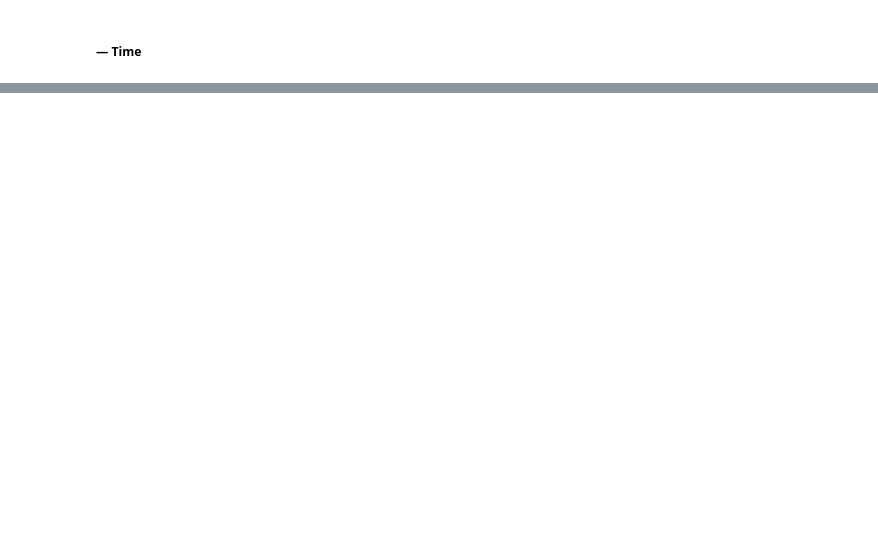
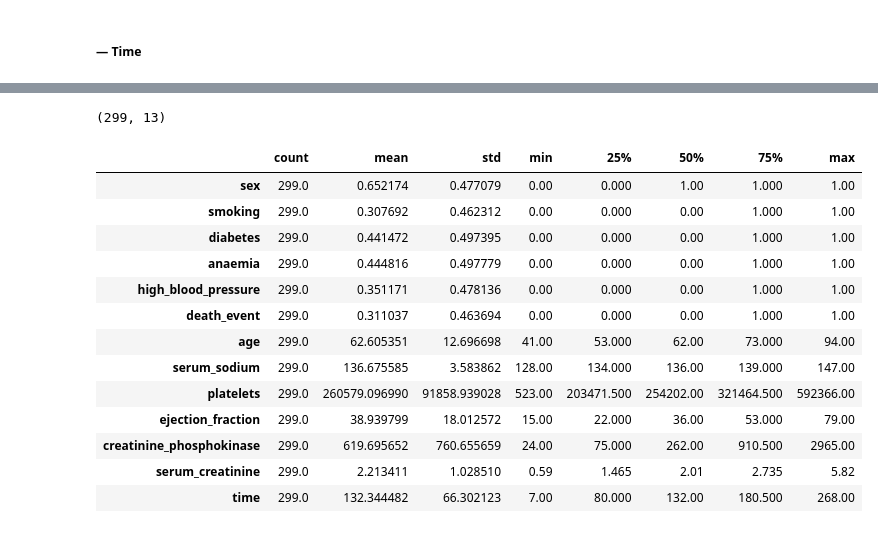
Before and after one commit to mizydorek/Programming-for-Data-Analysis-Project, a Jupyter notebook: project.ipynb, the cells around one changed output, grey strips where cells are left out. Drawn from its saved outputs; the diff is of its cells as text; code cells hidden in the pictures; blank space fills up the shorter version.

```diff
--- a/project.ipynb
+++ b/project.ipynb
@@ -1081,0 +1075,23 @@ display(df_sample)
+# %%
+# Shape of dataset.
+df_sample.shape
+# %% [output]
+(299, 13)
+# %%
+# Have a look at some basic statistical details.
+df_sample.describe().T
+# %% [output]
+|  | count | mean | std | min | 25% | 50% | 75% | max |
+| sex | 299.0 | 0.652174 | 0.477079 | 0.00 | 0.000 | 1.00 | 1.000 | 1.00 |
+| smoking | 299.0 | 0.307692 | 0.462312 | 0.00 | 0.000 | 0.00 | 1.000 | 1.00 |
+| diabetes | 299.0 | 0.441472 | 0.497395 | 0.00 | 0.000 | 0.00 | 1.000 | 1.00 |
+| anaemia | 299.0 | 0.444816 | 0.497779 | 0.00 | 0.000 | 0.00 | 1.000 | 1.00 |
+| high_blood_pressure | 299.0 | 0.351171 | 0.478136 | 0.00 | 0.000 | 0.00 | 1.000 | 1.00 |
+| death_event | 299.0 | 0.311037 | 0.463694 | 0.00 | 0.000 | 0.00 | 1.000 | 1.00 |
+| age | 299.0 | 62.605351 | 12.696698 | 41.00 | 53.000 | 62.00 | 73.000 | 94.00 |
+| serum_sodium | 299.0 | 136.675585 | 3.583862 | 128.00 | 134.000 | 136.00 | 139.000 | 147.00 |
+| platelets | 299.0 | 260579.096990 | 91858.939028 | 523.00 | 203471.500 | 254202.00 | 321464.500 | 592366.00 |
+| ejection_fraction | 299.0 | 38.939799 | 18.012572 | 15.00 | 22.000 | 36.00 | 53.000 | 79.00 |
+| creatinine_phosphokinase | 299.0 | 619.695652 | 760.655659 | 24.00 | 75.000 | 262.00 | 910.500 | 2965.00 |
+| serum_creatinine | 299.0 | 2.213411 | 1.028510 | 0.59 | 1.465 | 2.01 | 2.735 | 5.82 |
+| time | 299.0 | 132.344482 | 66.302123 | 7.00 | 80.000 | 132.00 | 180.500 | 268.00 |
```
Also changed, not shown: parts of 32 cells of this notebook.
